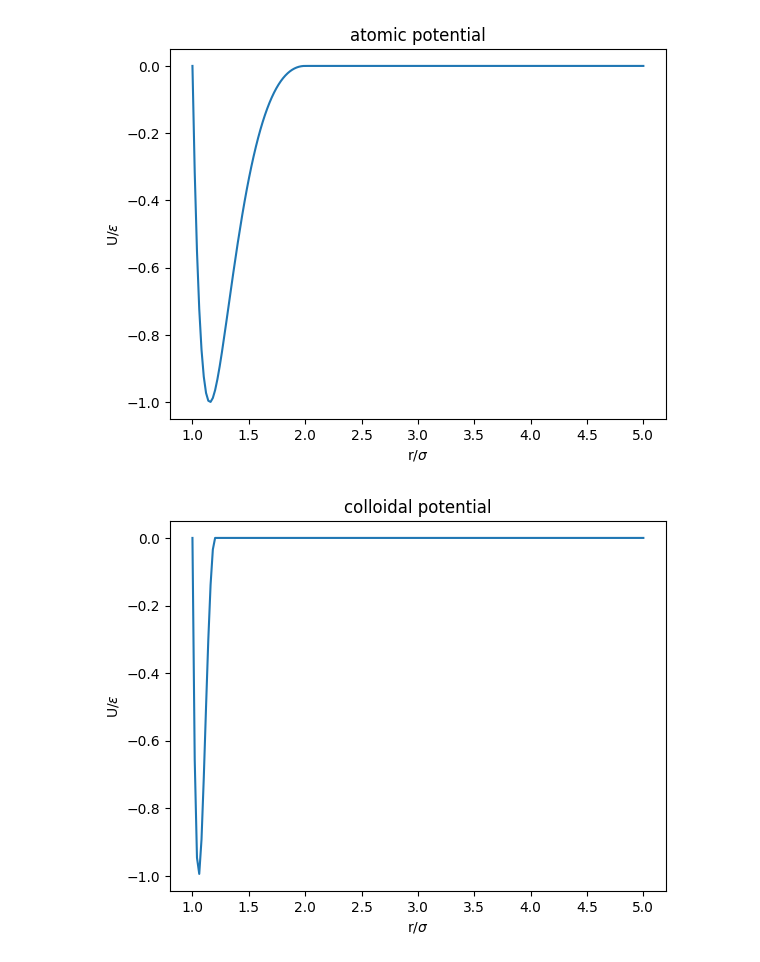
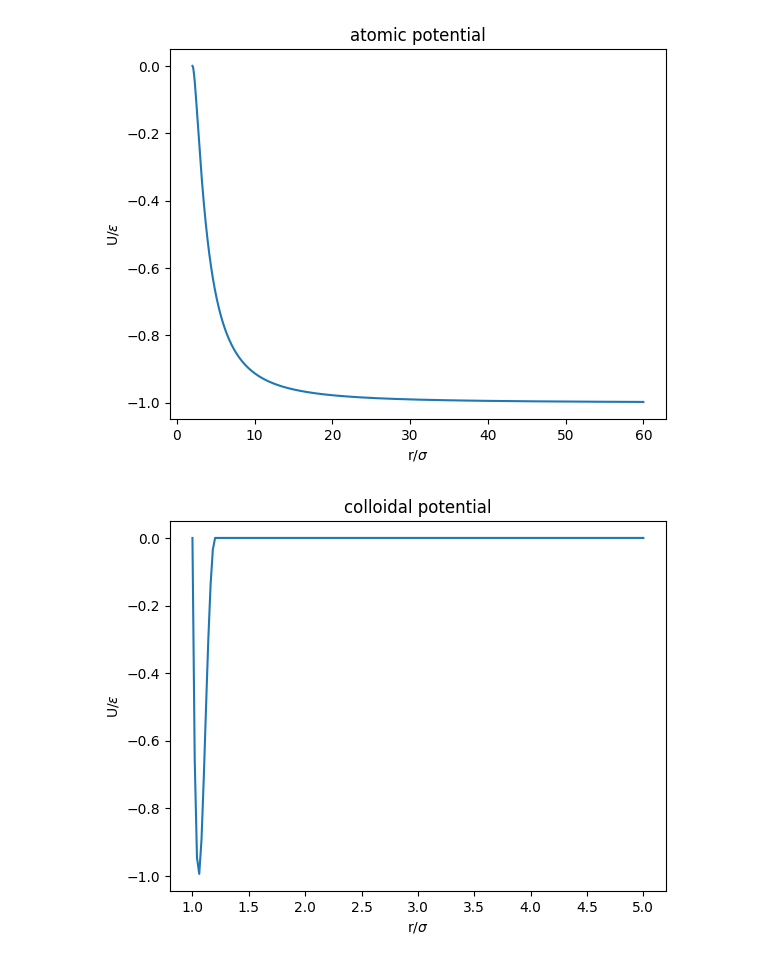
Before and after one commit to Tom20200112/comp_physics, a Jupyter notebook: Project/project.ipynb, the cells around one changed output. Cells and saved outputs as stored; diff of their text form; code cells hidden in the pictures.

```diff
--- a/Project/project.ipynb
+++ b/Project/project.ipynb
@@ -70,35 +70,35 @@ def phi_A_derivative(r:float)->float:
     rr=(rc/r)**2
 
     if r>=rc:
         return 0
     else:
         return 2*alpha*(rr-1)*(-3*rr+1+2*rc**2)
 
 def phi_A_tail(r:float)->float:
     alpha=1
     rc=2.0
     r2=1/r**2
     return alpha*(r2-1)*(rc**2*r2-1)**2
 
 
 def phi_A_tail_derivative(r:float)->float:
     alpha=1
     rc=2.0
     r3=1/r**3
     rr=(rc/r)**2
     return 2*alpha*(rr-1)*(-3*rr+1+2*rc**2)
 
 
-x=np.linspace(1,5,200)
+x=np.linspace(2,60,2000)
 fig, ax = plt.subplots()
 
 ax.plot(x,[phi_A_tail(i) for i in x])
 ax.set_title("atomic potential")
 ax.set_xlabel("r/$\sigma$")
 ax.set_ylabel("U/$\epsilon$")
 plt.savefig("phi_A.png")
 # %% [output]
-[figure, old version]
+[figure, new version]
 # %%
 def phi_C(r:float)->float:
     alpha=114
```
Also changed, not shown: parts of 2 cells of this notebook, 9 other files.
